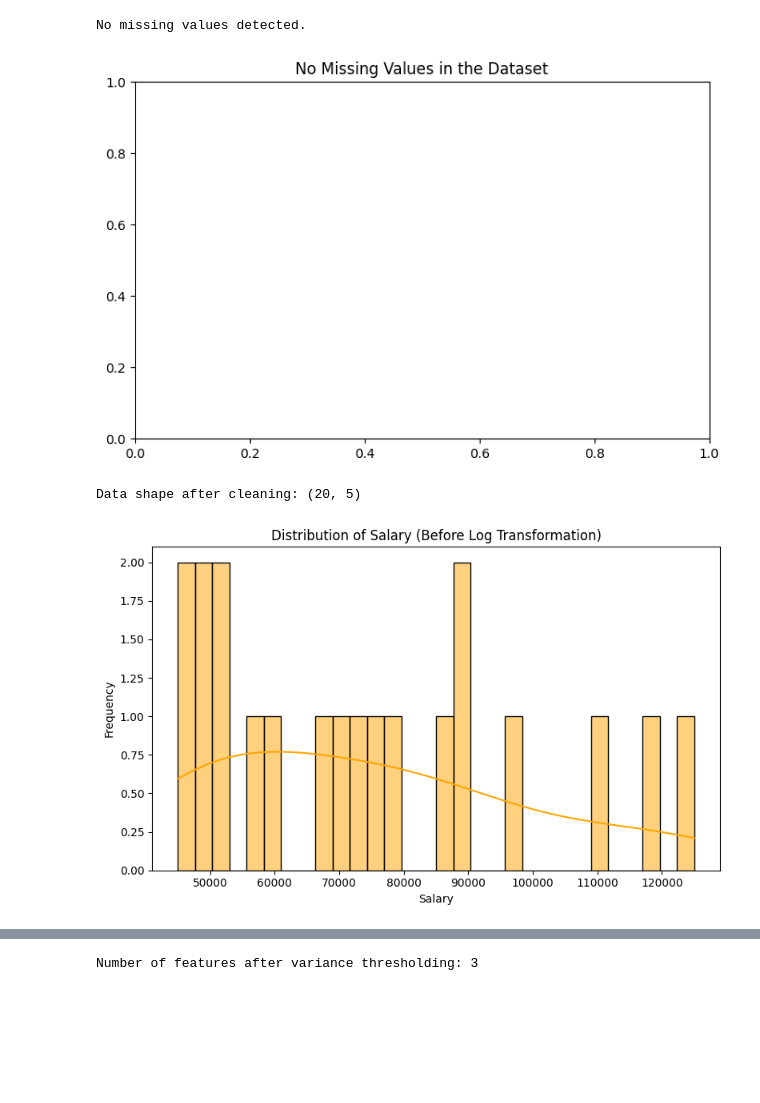
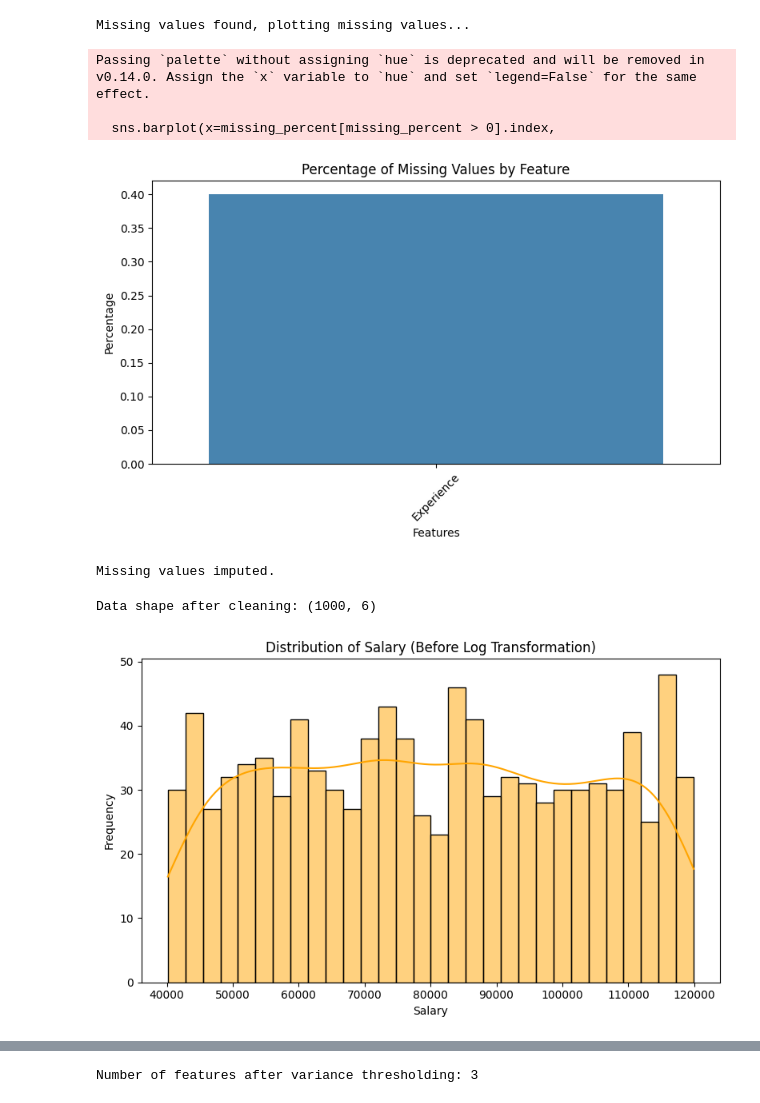
Before and after one commit to DevBatra05/AIML_Sem_4, a Jupyter notebook: Lab_02.ipynb, the cells around one changed output, grey strips where cells are left out. Drawn from its saved outputs; the diff is of its cells as text; code cells hidden in the pictures; blank space fills up the shorter version.

```diff
--- a/Lab_02.ipynb
+++ b/Lab_02.ipynb
@@ -20,7 +20,7 @@ Saving employee_data.csv to employee_data (2).csv
 # %%
 # -------------------- Load the Dataset --------------------
 # Assuming the dataset is in a CSV file named 'employee_data.csv'
-data = pd.read_csv('employee_data.csv')
+data = pd.read_csv('employee.csv')
 # %%
 # Assuming the target column is 'Salary'
 target = data['Salary']
@@ -31,26 +31,31 @@ missing_percent = data.isnull().mean() * 100
 # %%
 plt.figure(figsize=(8, 5))
 if missing_percent.sum() > 0:
     print("Missing values found, plotting missing values...")
     sns.barplot(x=missing_percent[missing_percent > 0].index,
                 y=missing_percent[missing_percent > 0].values,
                 palette='Blues_d')
     plt.title('Percentage of Missing Values by Feature')
     plt.ylabel('Percentage')
     plt.xlabel('Features')
     plt.xticks(rotation=45)
     plt.tight_layout()
     plt.show()
-    # Impute missing values
-    data.fillna(data.median(), inplace=True)
+    # Impute missing values only for numeric features
+    numeric_features = data.select_dtypes(include=np.number)
+    data[numeric_features.columns] = numeric_features.fillna(numeric_features.median())
     print("Missing values imputed.")
 else:
     print("No missing values detected.")
     plt.title('No Missing Values in the Dataset')
     plt.show()
 # %% [output]
-No missing values detected.
+Missing values found, plotting missing values...
+Passing `palette` without assigning `hue` is deprecated and will be removed in v0.14.0. Assign the `x` variable to `hue` and set `legend=False` for the same effect.
+
+  sns.barplot(x=missing_percent[missing_percent > 0].index,
-[figure, old version]
+[figure, new version]
+Missing values imputed.
 # %%
 # Check for duplicate rows and remove them
 duplicates = data.duplicated().sum()
@@ -60,7 +65,7 @@ if duplicates > 0:
 
 print(f"Data shape after cleaning: {data.shape}")
 # %% [output]
-Data shape after cleaning: (20, 5)
+Data shape after cleaning: (1000, 6)
 # %%
 # -------------------- Data Transformation --------------------
 # Visualize the target variable distribution
@@ -72,7 +77,7 @@ plt.ylabel('Frequency')
 plt.tight_layout()
 plt.show()
 # %% [output]
-[figure, old version]
+[figure, new version]
 # %%
 # Log-transform the target variable to normalize its distribution
 data['Salary'] = np.log1p(data['Salary'])
```
Also changed, not shown: parts of 4 cells of this notebook.
